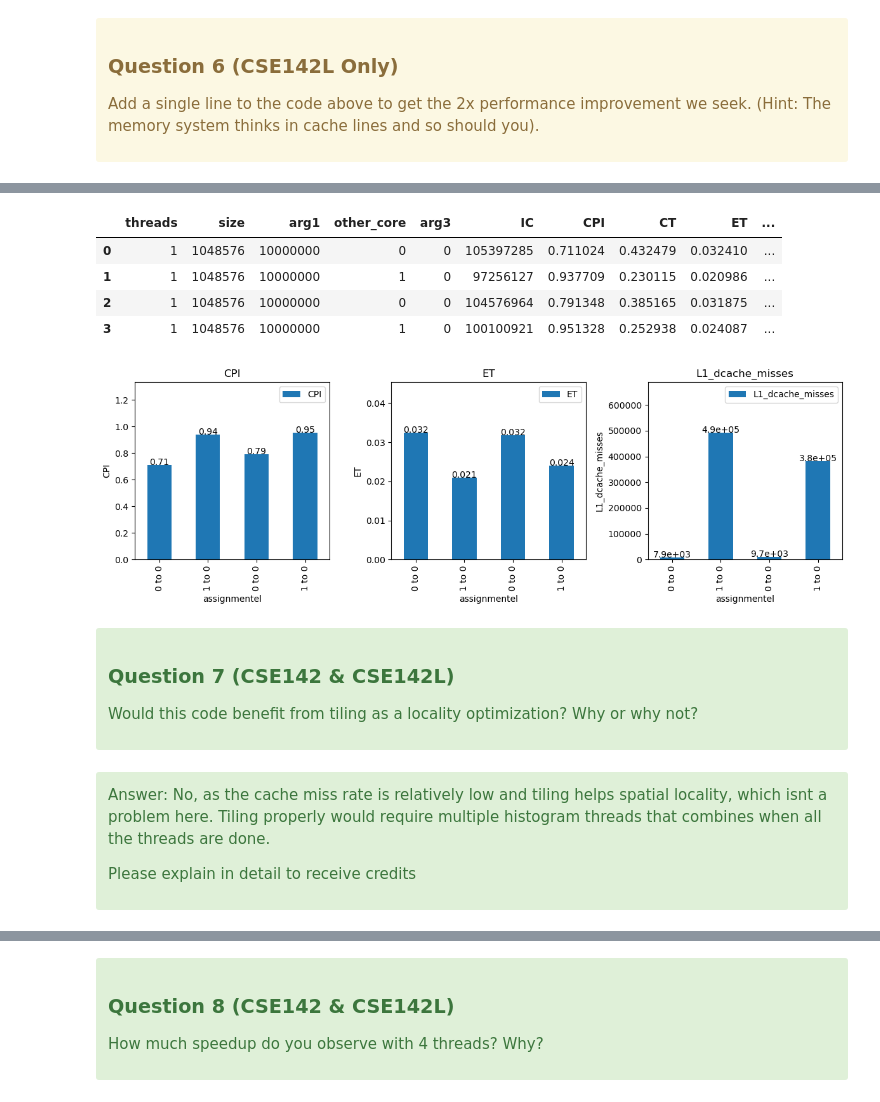
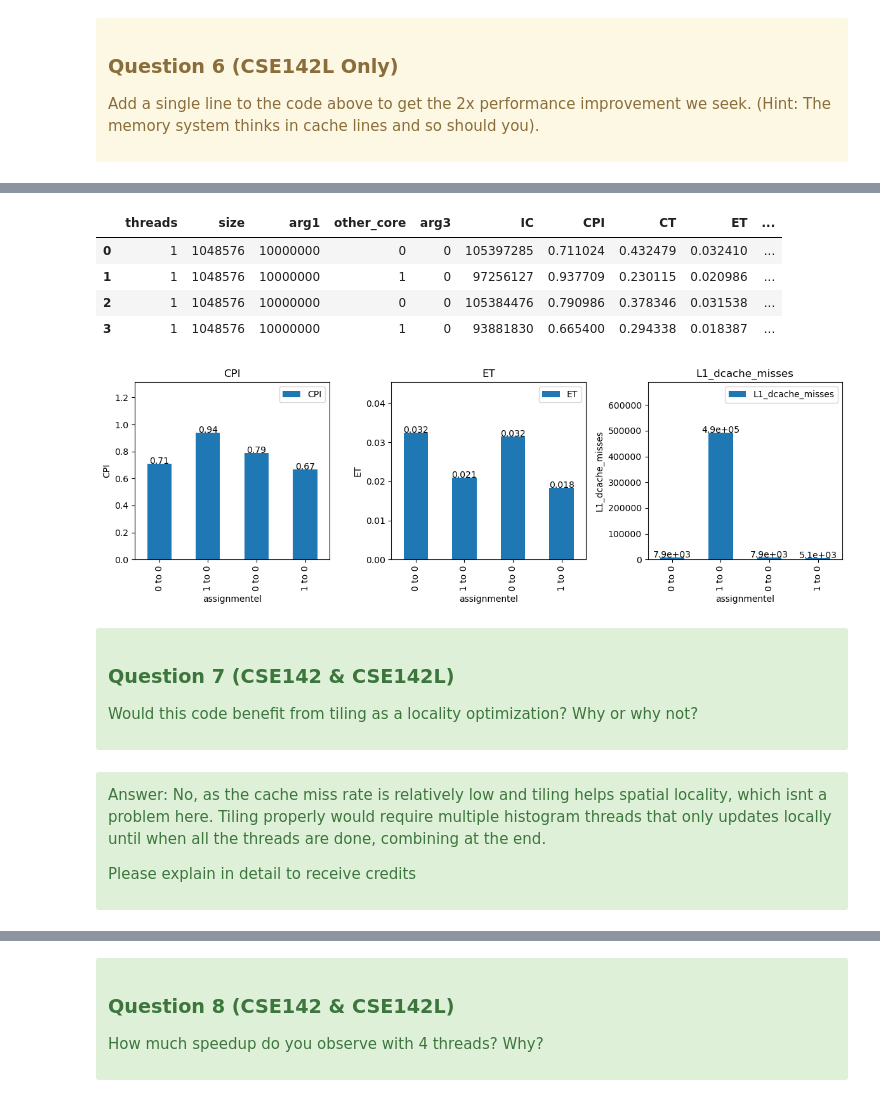
Before and after one commit to Bootpocalypse/2025su-cse142-cse142l-parallelism-starter, a Jupyter notebook: assignment-lab.turnin.ipynb, the cells around one changed output, grey strips where cells are left out. Saved outputs shown, nothing was run; the diff lists cells and outputs as text; code cells hidden in the pictures.

```diff
--- a/assignment-lab.turnin.ipynb
+++ b/assignment-lab.turnin.ipynb
@@ -198,16 +198,17 @@ Add a single line to the code above to get the 2x performance improvement we see
 fiddle("false_sharing_2.cpp", function="false_sharing_2", opt="-O3", code=r"""\
 #include"function_map.hpp" #include<cstdint> #include<thread> #include<mutex>\
 #include"threads.hpp" #include"pthread.h"  volatile int shared = 0; volatile int\
-not_shared_0 = 0; volatile int not_shared_1 = 0;  void go_0(uint64_t id,int\
-count) {     for(int i= 0; i < count; i++){         not_shared_0++;     } }\
-void go_1(uint64_t id,int count) {     for(int i= 0; i < count; i++){\
-not_shared_1++;     } }  extern "C" uint64_t* false_sharing_2(uint64_t\
-thread_count, uint64_t * data, uint64_t size, uint64_t arg1, uint64_t arg2,\
-uint64_t arg3) {     shared = 0;     std::thread other (go_0, 1, arg1);\
-bind_to_core(other, arg2);      bind_to_core(pthread_self(), arg3);     go_1(0,\
-arg1);     other.join();     shared = not_shared_0 + not_shared_1;     return\
-data; } FUNCTION(one_array_2arg, false_sharing_2); """)   ! make fiddle.exe;\
-make C_OPTS="-O3" build/false_sharing_2.so ! cse142 run "./fiddle.exe -lib\
+not_shared_0 = 0;     uint64_t filler[8]; volatile int not_shared_1 = 0;  void\
+go_0(uint64_t id,int count) {     for(int i= 0; i < count; i++){\
+not_shared_0++;     } }  void go_1(uint64_t id,int count) {     for(int i= 0; i\
+< count; i++){         not_shared_1++;     } }  extern "C" uint64_t*\
+false_sharing_2(uint64_t thread_count, uint64_t * data, uint64_t size, uint64_t\
+arg1, uint64_t arg2, uint64_t arg3) {     shared = 0;     std::thread other\
+(go_0, 1, arg1);     bind_to_core(other, arg2);\
+bind_to_core(pthread_self(), arg3);     go_1(0, arg1);     other.join();\
+shared = not_shared_0 + not_shared_1;     return data; }\
+FUNCTION(one_array_2arg, false_sharing_2); """)   ! make fiddle.exe; make\
+C_OPTS="-O3" build/false_sharing_2.so ! cse142 run "./fiddle.exe -lib\
 ./build/false_sharing_2.so -M 3700 --detail -f false_sharing_2 --arg1 10000000\
 --arg2 0 1   --arg3 0 -o false_sharing_2.csv"\
 df=render_csv(["false_sharing.csv","false_sharing_2.csv"]) df["other_core"] =\
@@ -224,19 +225,19 @@ make: Warning: File 'build/false_sharing_2.cpp' has modification time 27 s in th
 mkdir -p build/
 cp *.hpp build/
 cp *.h   build/
 g++-9  -DHAVE_LINUX_PERF_EVENT_H -pthread -DHAVE_LINUX_PERF_EVENT_H -I/home/dlwang/2025su-cse142-cse142l-parallelism-starter -g -O3 -fopenmp -lm -pthread -lboost_program_options -L/usr/lib/ -lboost_sy ...
 make: warning:  Clock skew detected.  Your build may be incomplete.
 Running on the cloud for: dlwang@ucsd.edu
 registering function: false_sharing_2
 Dynamically registering false_sharing_2
 Execution started
 Execution completed
 |  | threads | size | arg1 | other_core | arg3 | IC | CPI | CT | ET | ... |
 | 0 | 1 | 1048576 | 10000000 | 0 | 0 | 105397285 | 0.711024 | 0.432479 | 0.032410 | ... |
 | 1 | 1 | 1048576 | 10000000 | 1 | 0 | 97256127 | 0.937709 | 0.230115 | 0.020986 | ... |
-| 2 | 1 | 1048576 | 10000000 | 0 | 0 | 104576964 | 0.791348 | 0.385165 | 0.031875 | ... |
-| 3 | 1 | 1048576 | 10000000 | 1 | 0 | 100100921 | 0.951328 | 0.252938 | 0.024087 | ... |
+| 2 | 1 | 1048576 | 10000000 | 0 | 0 | 105384476 | 0.790986 | 0.378346 | 0.031538 | ... |
+| 3 | 1 | 1048576 | 10000000 | 1 | 0 | 93881830 | 0.665400 | 0.294338 | 0.018387 | ... |
-[figure, old version]
+[figure, new version]
 # %% [markdown]
 <div class="alert alert-block alert-success">
 
@@ -253,7 +254,7 @@ Would this code benefit from tiling as a locality optimization?  Why or why not?
 <div class="alert alert-block alert-success">
 
 
-Answer: No, as the cache miss rate is relatively low and tiling helps spatial locality, which isnt a problem here. Tiling properly would require multiple histogram threads that combines when all the threads are done.
+Answer: No, as the cache miss rate is relatively low and tiling helps spatial locality, which isnt a problem here. Tiling properly would require multiple histogram threads that only updates locally until when all the threads are done, combining at the end.
 
 Please explain in detail to receive credits
 </div>
```
Also changed, not shown: parts of 2 cells of this notebook, 1 other file.
